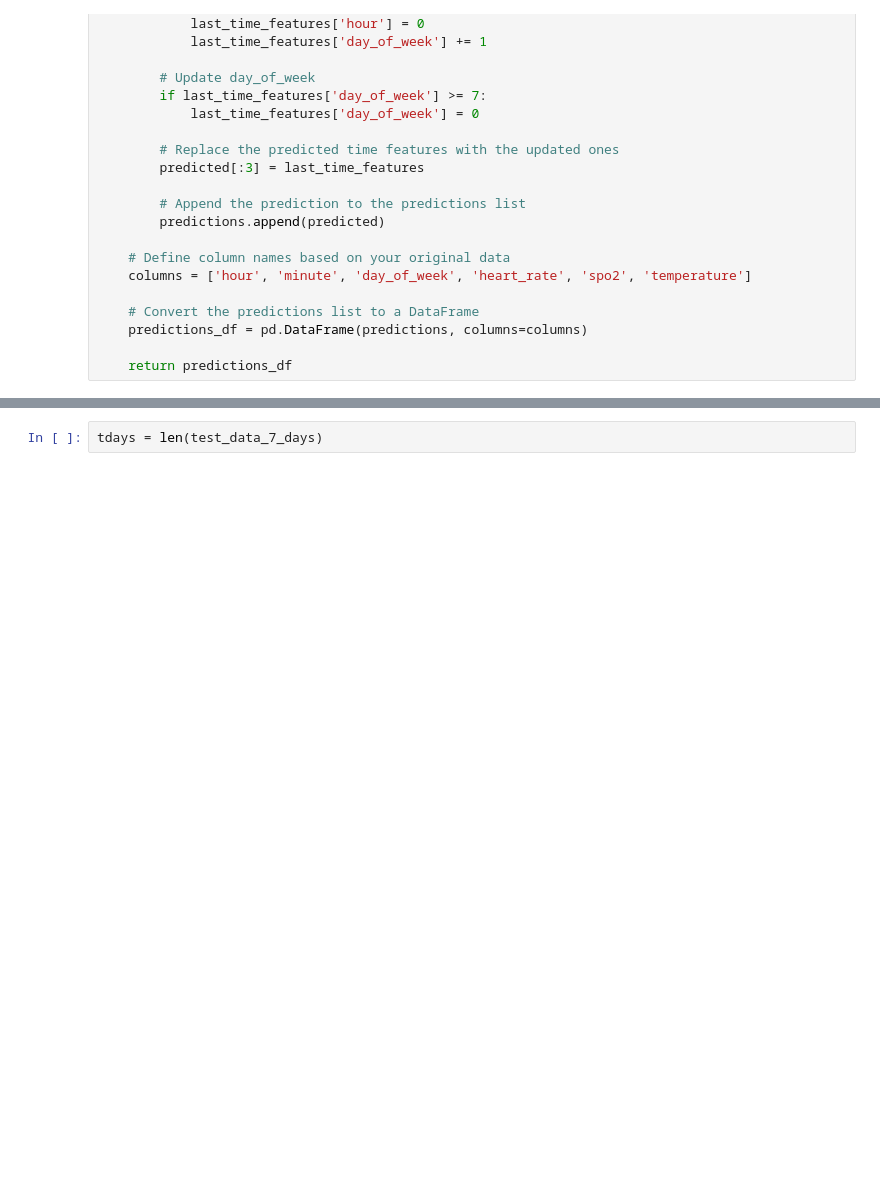
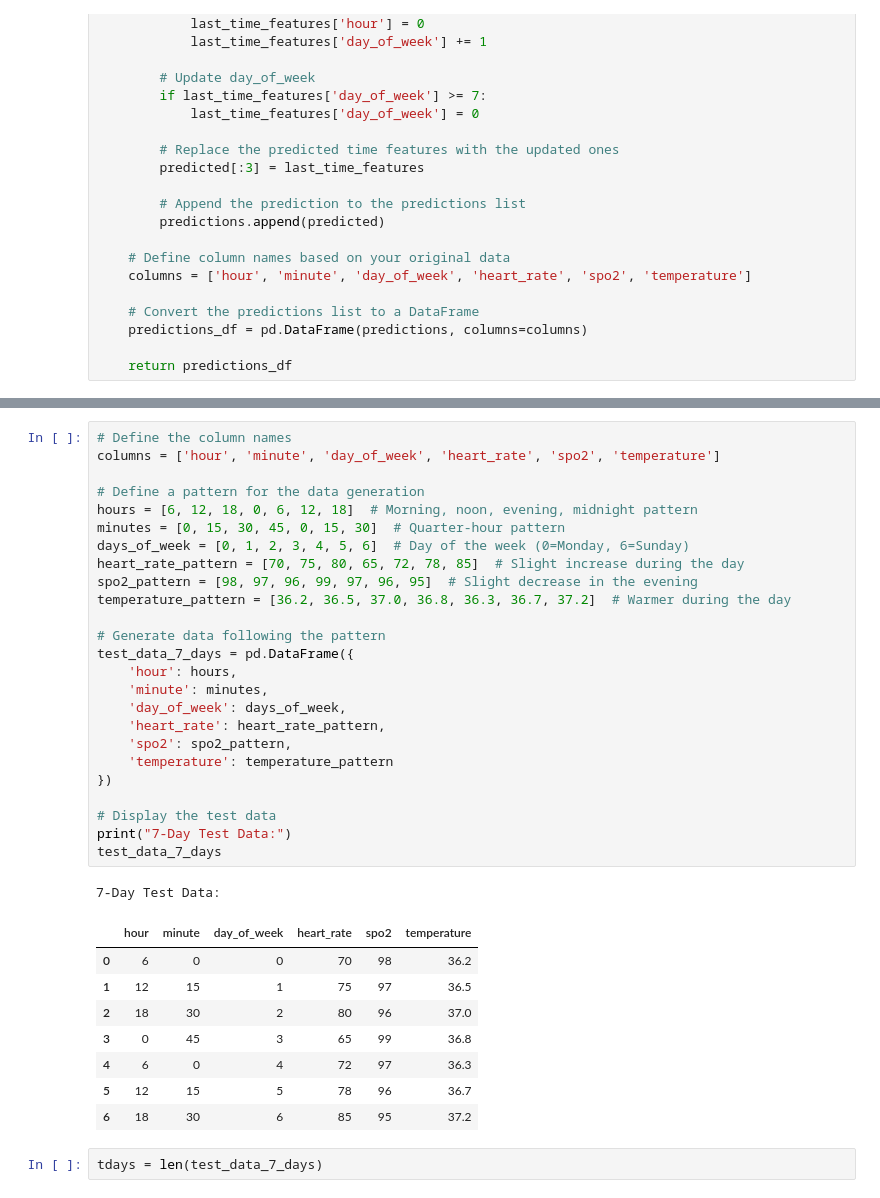
Before and after one commit to soloeinsteinmit/active_track, a Jupyter notebook: server/notebooks/ai_fitness_tracker.ipynb, the cells around one changed output, grey strips where cells are left out. Cells and saved outputs as stored; diff of their text form; blank space fills up the shorter version.

```diff
--- a/server/notebooks/ai_fitness_tracker.ipynb
+++ b/server/notebooks/ai_fitness_tracker.ipynb
@@ -538,3 +517,38 @@ test_data_7_days
+# %%
+# Define the column names
+columns = ['hour', 'minute', 'day_of_week', 'heart_rate', 'spo2', 'temperature']
+
+# Define a pattern for the data generation
+hours = [6, 12, 18, 0, 6, 12, 18]  # Morning, noon, evening, midnight pattern
+minutes = [0, 15, 30, 45, 0, 15, 30]  # Quarter-hour pattern
+days_of_week = [0, 1, 2, 3, 4, 5, 6]  # Day of the week (0=Monday, 6=Sunday)
+heart_rate_pattern = [70, 75, 80, 65, 72, 78, 85]  # Slight increase during the day
+spo2_pattern = [98, 97, 96, 99, 97, 96, 95]  # Slight decrease in the evening
+temperature_pattern = [36.2, 36.5, 37.0, 36.8, 36.3, 36.7, 37.2]  # Warmer during the day
+
+# Generate data following the pattern
+test_data_7_days = pd.DataFrame({
+    'hour': hours,
+    'minute': minutes,
+    'day_of_week': days_of_week,
+    'heart_rate': heart_rate_pattern,
+    'spo2': spo2_pattern,
+    'temperature': temperature_pattern
+})
+
+# Display the test data
+print("7-Day Test Data:")
+test_data_7_days
+# %% [output]
+7-Day Test Data:
+|  | hour | minute | day_of_week | heart_rate | spo2 | temperature |
+| 0 | 6 | 0 | 0 | 70 | 98 | 36.2 |
+| 1 | 12 | 15 | 1 | 75 | 97 | 36.5 |
+| 2 | 18 | 30 | 2 | 80 | 96 | 37.0 |
+| 3 | 0 | 45 | 3 | 65 | 99 | 36.8 |
+| 4 | 6 | 0 | 4 | 72 | 97 | 36.3 |
+| 5 | 12 | 15 | 5 | 78 | 96 | 36.7 |
+| 6 | 18 | 30 | 6 | 85 | 95 | 37.2 |
 # %%
 tdays = len(test_data_7_days)
 # %%
```
Also changed, not shown: parts of 9 cells of this notebook, 31 other files.
